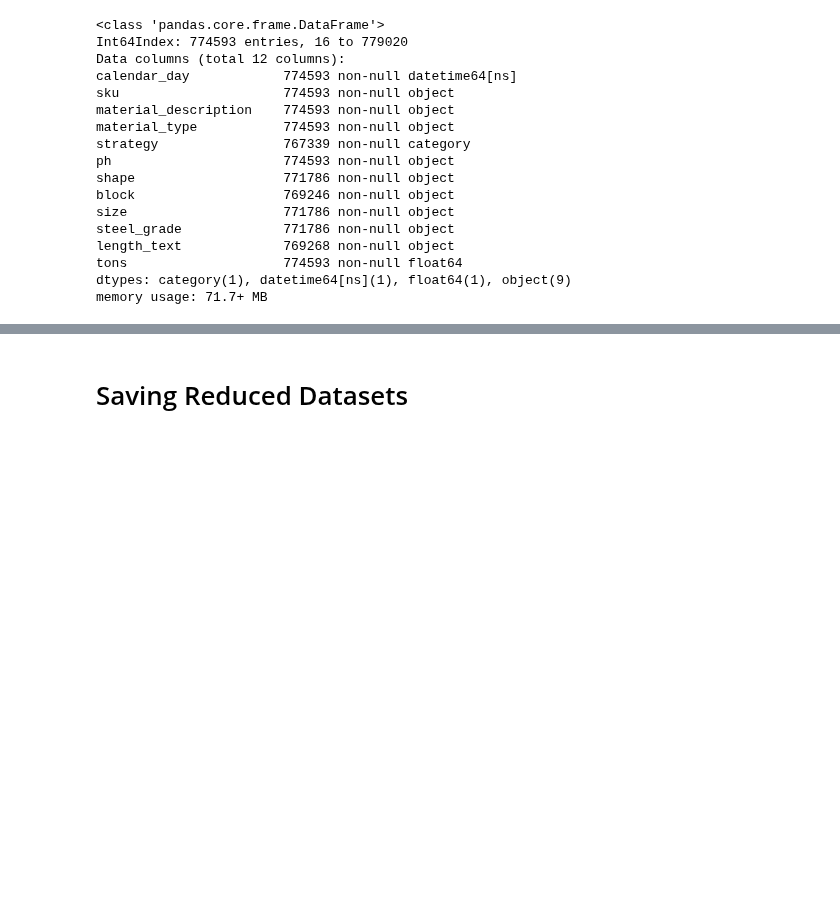
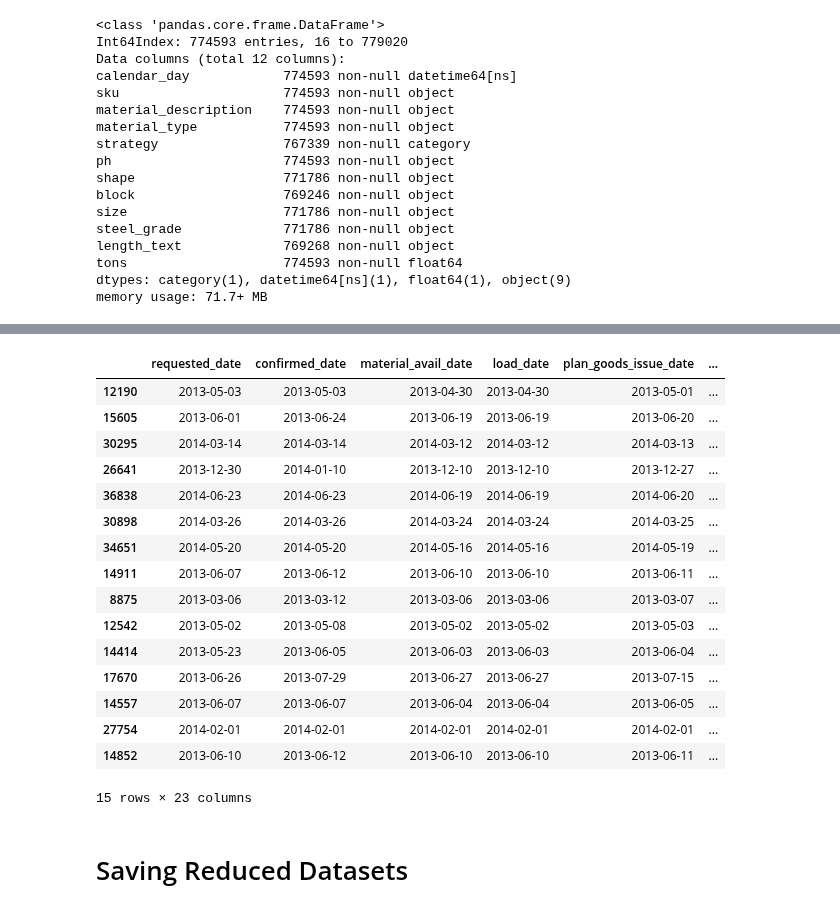
Before and after one commit to jvac06/pft, a Jupyter notebook: scripts/cleaning.ipynb, the cells around one changed output, grey strips where cells are left out. Saved outputs shown, nothing was run; the diff lists cells and outputs as text; code cells hidden in the pictures; blank space fills up the shorter version.

```diff
--- a/scripts/cleaning.ipynb
+++ b/scripts/cleaning.ipynb
@@ -709,3 +796,23 @@ memory usage: 71.7+ MB
+# %%
+order_reduced[order_reduced["size"].isna()].sample(15)
+# %% [output]
+|  | requested_date | confirmed_date | material_avail_date | load_date | plan_goods_issue_date | ... |
+| 12190 | 2013-05-03 | 2013-05-03 | 2013-04-30 | 2013-04-30 | 2013-05-01 | ... |
+| 15605 | 2013-06-01 | 2013-06-24 | 2013-06-19 | 2013-06-19 | 2013-06-20 | ... |
+| 30295 | 2014-03-14 | 2014-03-14 | 2014-03-12 | 2014-03-12 | 2014-03-13 | ... |
+| 26641 | 2013-12-30 | 2014-01-10 | 2013-12-10 | 2013-12-10 | 2013-12-27 | ... |
+| 36838 | 2014-06-23 | 2014-06-23 | 2014-06-19 | 2014-06-19 | 2014-06-20 | ... |
+| 30898 | 2014-03-26 | 2014-03-26 | 2014-03-24 | 2014-03-24 | 2014-03-25 | ... |
+| 34651 | 2014-05-20 | 2014-05-20 | 2014-05-16 | 2014-05-16 | 2014-05-19 | ... |
+| 14911 | 2013-06-07 | 2013-06-12 | 2013-06-10 | 2013-06-10 | 2013-06-11 | ... |
+| 8875 | 2013-03-06 | 2013-03-12 | 2013-03-06 | 2013-03-06 | 2013-03-07 | ... |
+| 12542 | 2013-05-02 | 2013-05-08 | 2013-05-02 | 2013-05-02 | 2013-05-03 | ... |
+| 14414 | 2013-05-23 | 2013-06-05 | 2013-06-03 | 2013-06-03 | 2013-06-04 | ... |
+| 17670 | 2013-06-26 | 2013-07-29 | 2013-06-27 | 2013-06-27 | 2013-07-15 | ... |
+| 14557 | 2013-06-07 | 2013-06-07 | 2013-06-04 | 2013-06-04 | 2013-06-05 | ... |
+| 27754 | 2014-02-01 | 2014-02-01 | 2014-02-01 | 2014-02-01 | 2014-02-01 | ... |
+| 14852 | 2013-06-10 | 2013-06-12 | 2013-06-10 | 2013-06-10 | 2013-06-11 | ... |
+15 rows × 23 columns
 # %% [markdown]
 # Saving Reduced Datasets
 # %%
```
Also changed, not shown: parts of 40 cells of this notebook.
